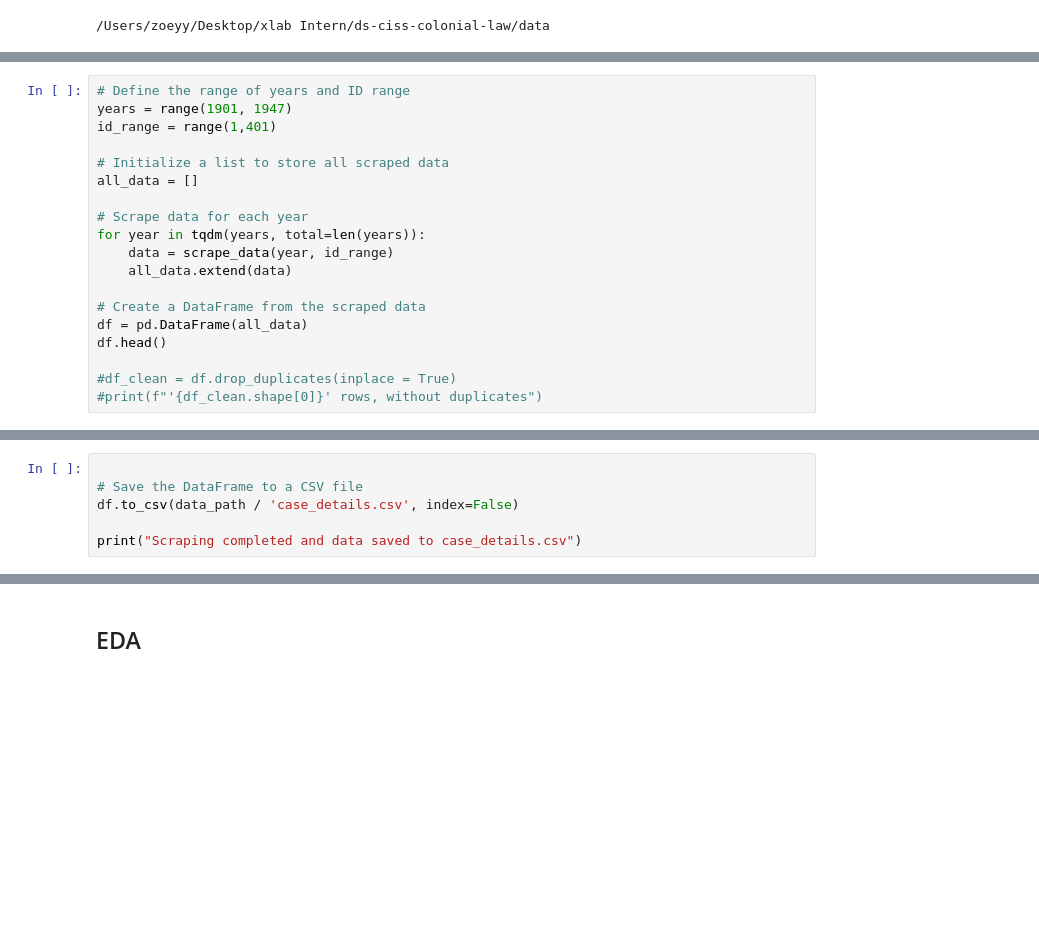
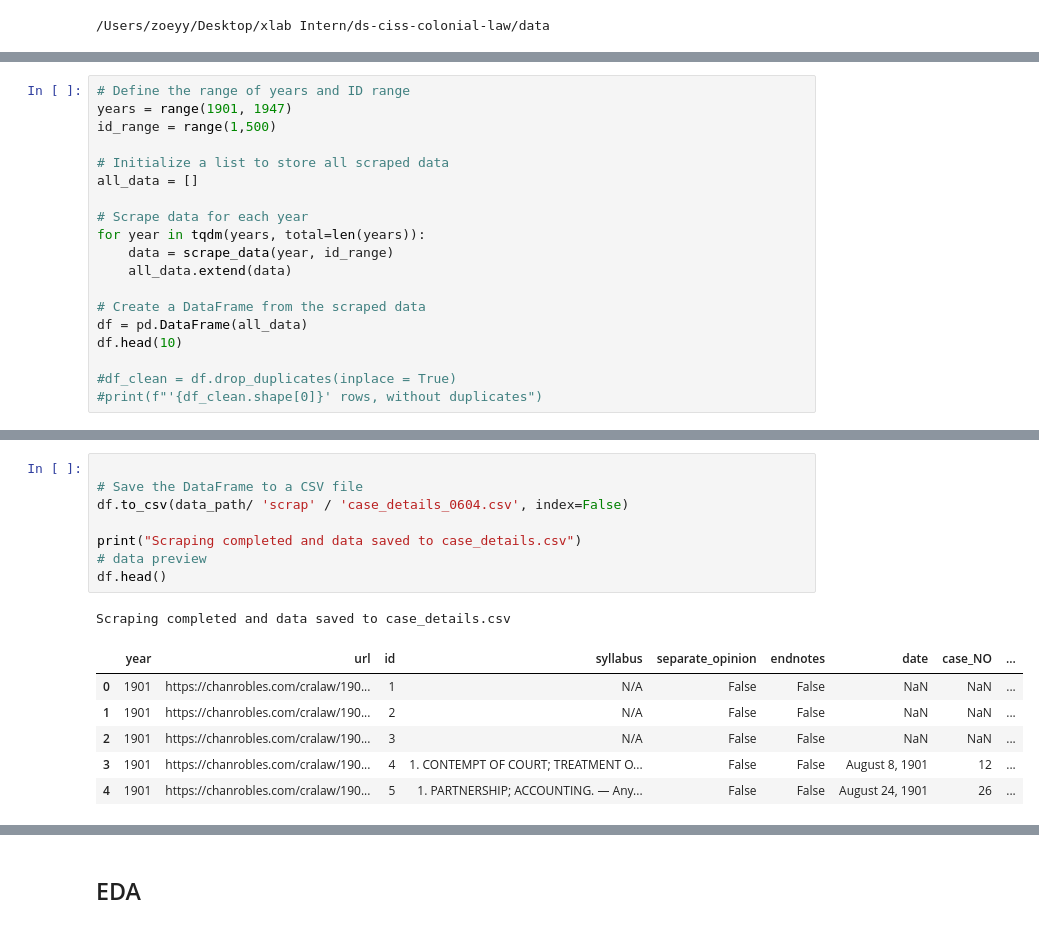
Before and after one commit to BU-Spark/ds-ciss-colonial-law, a Jupyter notebook: code/data_scrap.ipynb, the cells around one changed output, grey strips where cells are left out. Drawn from its saved outputs; the diff is of its cells as text; blank space fills up the shorter version.

```diff
--- a/code/data_scrap.ipynb
+++ b/code/data_scrap.ipynb
@@ -168,7 +182,7 @@ def scrape_data(year, id_range):
 # %%
 # Define the range of years and ID range
 years = range(1901, 1947)
-id_range = range(1,401)
+id_range = range(1,500)
 
 # Initialize a list to store all scraped data
 all_data = []
@@ -180,7 +194,7 @@ for year in tqdm(years, total=len(years)):
 
 # Create a DataFrame from the scraped data
 df = pd.DataFrame(all_data)
-df.head()
+df.head(10)
 
 #df_clean = df.drop_duplicates(inplace = True)
 #print(f"'{df_clean.shape[0]}' rows, without duplicates")
@@ -206,6 +407,16 @@ AttributeError: 'NoneType' object has no attribute 'group'
 # %%
 
 # Save the DataFrame to a CSV file
-df.to_csv(data_path / 'case_details.csv', index=False)
+df.to_csv(data_path/ 'scrap' / 'case_details_0604.csv', index=False)
 
 print("Scraping completed and data saved to case_details.csv")
+# data preview
+df.head()
+# %% [output]
+Scraping completed and data saved to case_details.csv
+|  | year | url | id | syllabus | separate_opinion | endnotes | date | case_NO | ... |
+| 0 | 1901 | https://chanrobles.com/cralaw/190... | 1 | N/A | False | False | NaN | NaN | ... |
+| 1 | 1901 | https://chanrobles.com/cralaw/190... | 2 | N/A | False | False | NaN | NaN | ... |
+| 2 | 1901 | https://chanrobles.com/cralaw/190... | 3 | N/A | False | False | NaN | NaN | ... |
+| 3 | 1901 | https://chanrobles.com/cralaw/190... | 4 | 1. CONTEMPT OF COURT; TREATMENT O... | False | False | August 8, 1901 | 12 | ... |
+| 4 | 1901 | https://chanrobles.com/cralaw/190... | 5 | 1. PARTNERSHIP; ACCOUNTING. — Any... | False | False | August 24, 1901 | 26 | ... |
```
Also changed, not shown: parts of 19 cells of this notebook, 1 other file.
